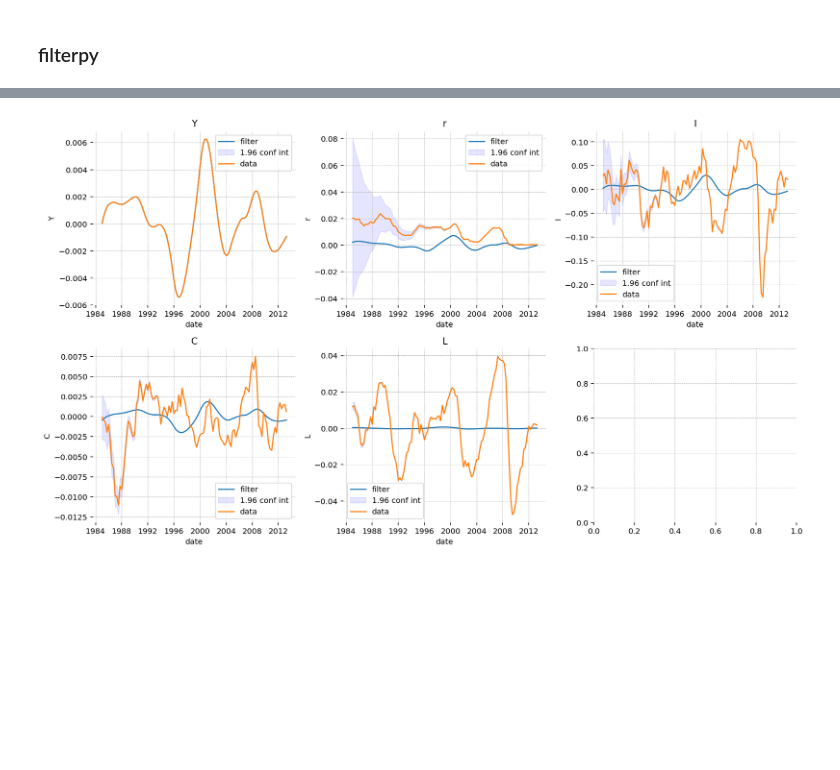
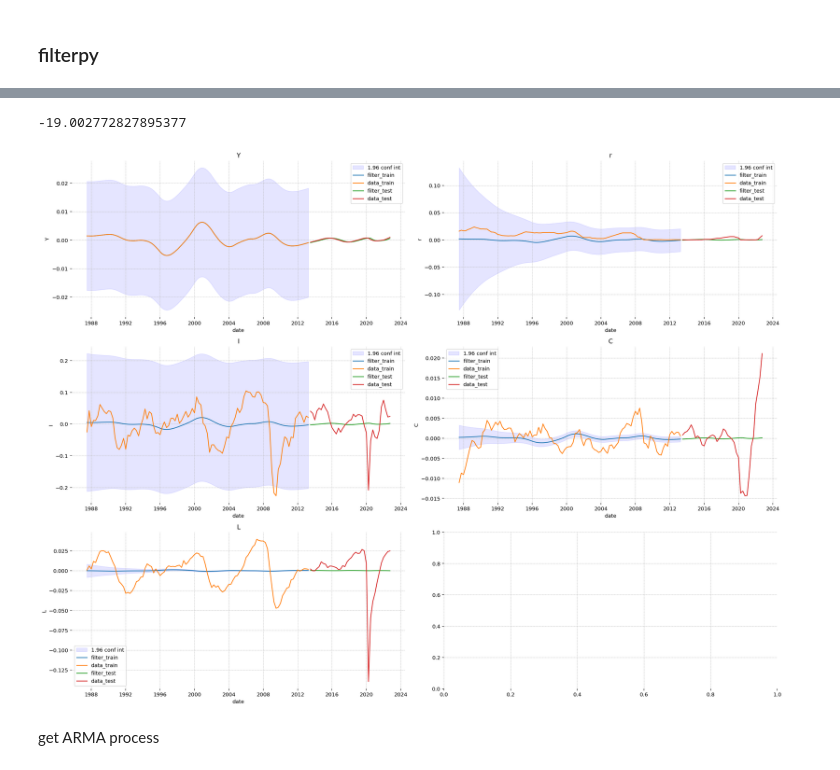
Before and after one commit to lukasgrahl/memoire1, a Jupyter notebook: notebooks/04-forecasting.ipynb, the cells around one changed output, grey strips where cells are left out. Drawn from its saved outputs; the diff is of its cells as text; code cells hidden in the pictures; blank space fills up the shorter version.

Commit message:
added forecasting

```diff
--- a/notebooks/04-forecasting.ipynb
+++ b/notebooks/04-forecasting.ipynb
@@ -189,3 +97,0 @@ if not 'pi' in [item.base_name for item in mod.variables]:
-# %%
-# update mod params with posterior mean
-mod_params.update({param: float(xarr.sel(parameter=param).posterior[int(n_runs/2):].mean().values) for param in xarr.parameter.values})
@@ -209,6 +189,19 @@ kfilter.F = mod.T
 kfilter.Q = QN
 kfilter.H = Z
 kfilter.R = H
+# %%
+def kalman_filter_forecast(kfilter, data):
+    mu, cov, ll = [],[],[]
+    zs = data.copy()
+    for i, z in enumerate(zs):
+        kfilter.predict()
+        mu.append(kfilter.x)
+        cov.append(kfilter.P)
+
+        kfilter.update(z)
+        ll.append(kfilter.log_likelihood)
+
+    return np.array(mu), np.array(cov), np.array(ll)
 # %%
 saver = Saver(kfilter)
 mu, cov, _, _ = kfilter.batch_filter(zs, saver=saver)
@@ -231,5 +216,34 @@ cov_df = pd.DataFrame(cov.diagonal(axis1=1, axis2=2), columns=[item.base_name fo
+# %%
+mu, cov, ll = kalman_filter_forecast(kfilter, test[observed_vars].values)
+print(np.sum(ll))
+
+mu_df_test = pd.DataFrame(mu.reshape(len(mu), -1),
+                     columns=[item.base_name for item in mod.variables],
+                     index=test.index)
+cov_df_test = pd.DataFrame(cov.diagonal(axis1=1, axis2=2), columns=[item.base_name for item in mod.variables], index=test.index)
+# %% [output]
+-19.002772827895377
 # %%
-ind = 40
-plot_dfs([mu_df[train.columns].iloc[ind:], train.iloc[ind:]], plotfunc=sns.lineplot, dfs_cov=[None, cov_df.iloc[ind:]], legend=['filter', 'data'])
+ind = 50
+plot_dfs([
+    mu_df[train.columns].iloc[ind:],
+    train.iloc[ind:],
+    mu_df_test[train.columns],
+    test
+         ],
+    plotfunc=sns.lineplot,
+    dfs_cov=[
+        cov_df.iloc[ind:],
+        None,
+        # cov_df_test
+        None,
+        None
+    ],
+    legend=['filter_train', 'data_train', 'filter_test', 'data_test'],
+    cols=2,
+    figsize=(20, 5)
+)
 # %% [output]
-[figure, old version]
+[figure, new version]
+# %% [markdown]
+get ARMA process
```
Also changed, not shown: parts of 18 cells of this notebook, 6 other files.
